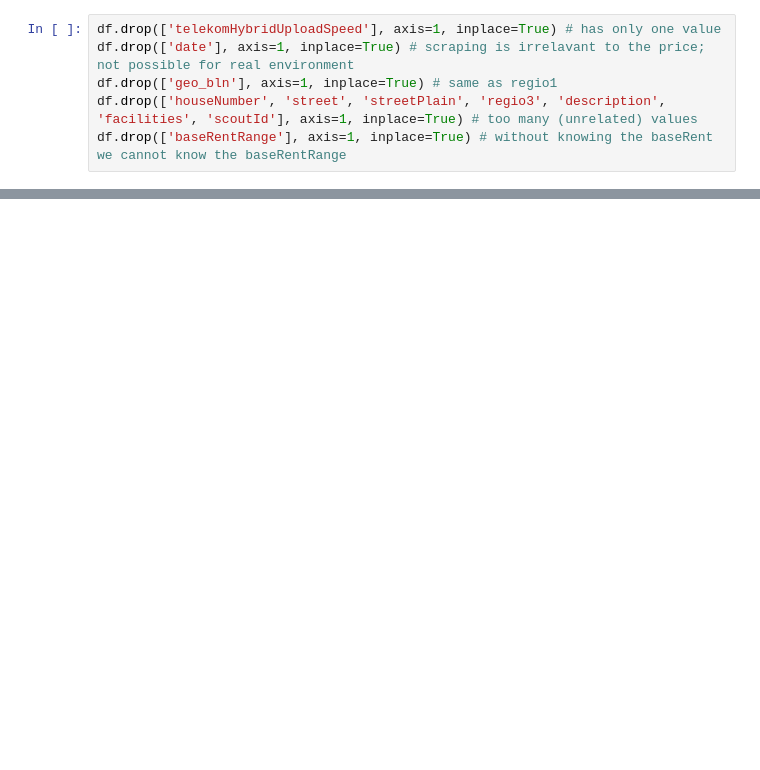
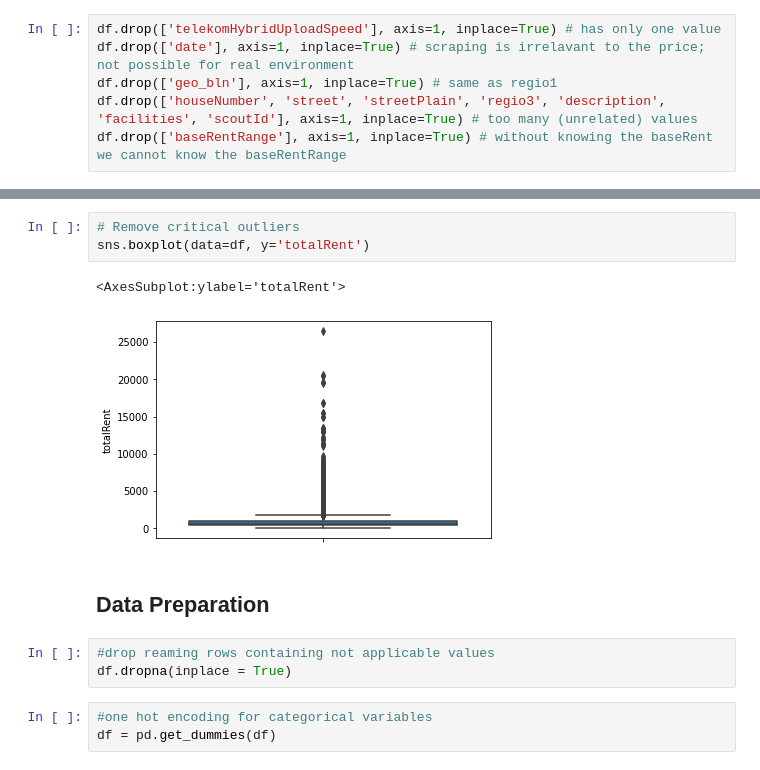
Before and after one commit to Irish-77/AAML-Assignment, a Jupyter notebook: assignment_1.ipynb, the cells around one changed output, grey strips where cells are left out. Saved outputs shown, nothing was run; the diff lists cells and outputs as text; blank space fills up the shorter version.

```diff
--- a/assignment_1.ipynb
+++ b/assignment_1.ipynb
@@ -236,0 +131,14 @@ math.sqrt(mean_squared_error(y_test, pred))
+# %%
+# Remove critical outliers
+sns.boxplot(data=df, y='totalRent')
+# %% [output]
+<AxesSubplot:ylabel='totalRent'>
+[figure, added]
+# %% [markdown]
+## Data Preparation
+# %%
+#drop reaming rows containing not applicable values
+df.dropna(inplace = True)
+# %%
+#one hot encoding for categorical variables
+df = pd.get_dummies(df)
```
Also changed, not shown: parts of 56 cells of this notebook.
